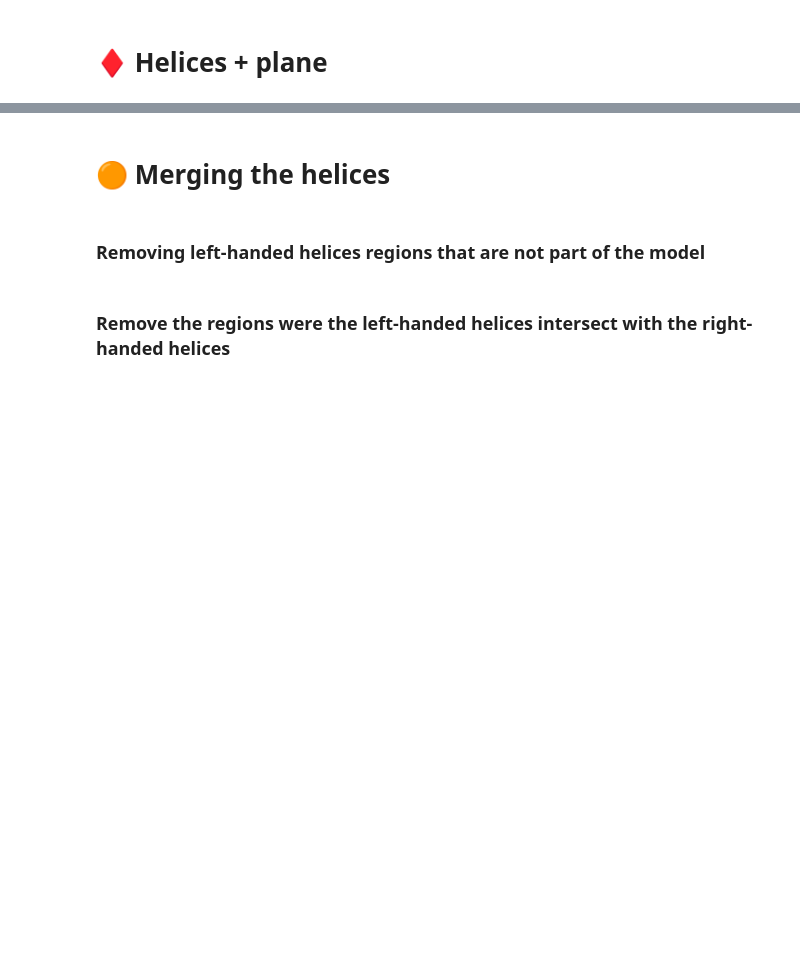
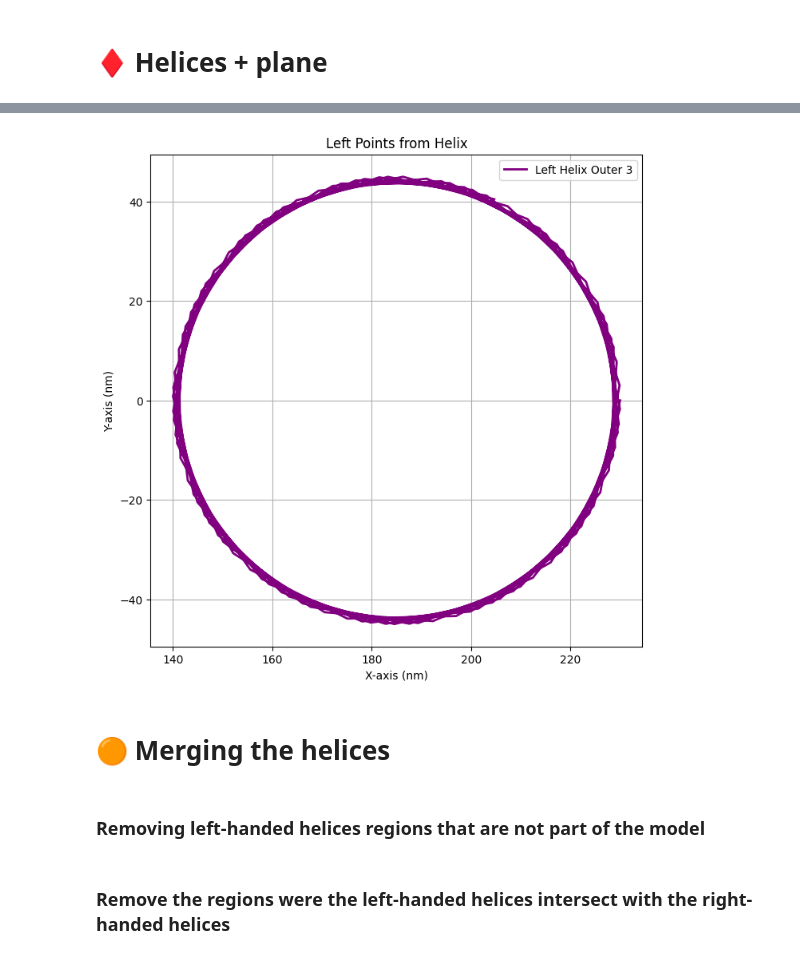
Before and after one commit to rubizarmiento/Chloroplast, a Jupyter notebook: remeshing.ipynb, the cells around one changed output, grey strips where cells are left out. Drawn from its saved outputs; the diff is of its cells as text; code cells hidden in the pictures; blank space fills up the shorter version.

```diff
--- a/remeshing.ipynb
+++ b/remeshing.ipynb
@@ -3070,21 +3086,0 @@ for box in pitch_boxes[1:]:
-# %%
-plane_size = 100  # Size of the plane in nm
-point_1 = [0,-d_granum_helix-d_left_helix,0]
-point_2 = [d_granum_helix-inner_pore,0,0]
-point_3 = [-d_granum_helix+inner_pore,0,0]
-point_4 = [0,d_granum_helix-inner_pore,0]  # Added fourth point
-center = point_1 # Center of the first left-handed helix
-print(f"Center of the first left-handed helix: {center}")
-x_y_positions = ([])
-
-#Generate a box in the pitch positions with the same width as the helix
-pitch_connect = []
-for z in pitch_positions:
-    box = pv.Cube(center=(center[0], center[1], z-height_granum/2), x_length=plane_size, y_length=plane_size, z_length=height_granum)
-    # Rotate 45 degrees around the z-axis
-
-    pitch_connect.append(box)
-# Combine the pitch boxes into a single mesh
-combined_pitch_connect   = pitch_connect[0].copy()
-for box in pitch_connect[1:]:
-    combined_pitch_connect += box
@@ -3113,3 +3537,24 @@ Widget(value='<iframe src="http://localhost:36337/index.html?ui=P_0x71eb686977c0
+# %%
+# Only plot left_points
+fig, ax = plt.subplots(figsize=(8, 8))
+# Convert left_points to numpy array for proper indexing
+left_points_array = np.array(left_points)
+# Plot the left-handed helix
+ax.plot(l_spline_outer2[:, 0], l_spline_outer2[:, 1], color='purple', linewidth=2, label='Left Helix Outer 3')
+# Set equal aspect ratio
+ax.set_aspect('equal', adjustable='box')
+# Set labels and title
+ax.set_xlabel('X-axis (nm)')
+ax.set_ylabel('Y-axis (nm)')
+ax.set_title('Left Points from Helix')
+# Add grid
+ax.grid(True)
+# Add legend
+ax.legend()
+# Show the plot
+plt.show()
+# %% [output]
+[figure, added]
 # %% [markdown]
 # 🟠 Merging the helices
 # %% [markdown]
```
Also changed, not shown: parts of 39 cells of this notebook, 4 other files.
